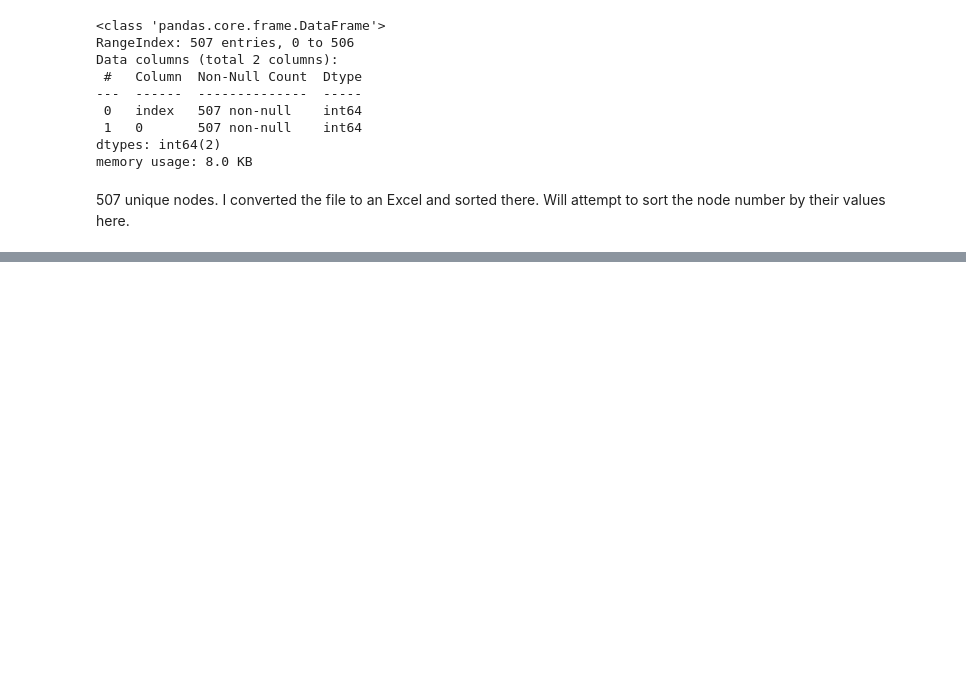
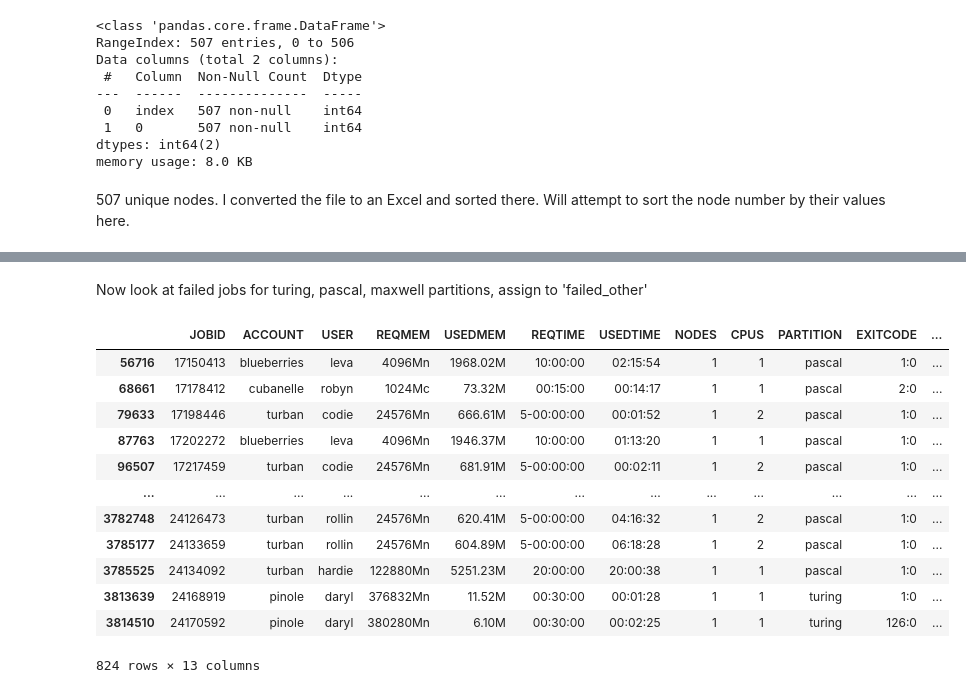
Before and after one commit to nss-data-science-cohort-4/dq2-accre-valkyries, a Jupyter notebook: notebooks/accre_q1_pd.ipynb, the cells around one changed output, grey strips where cells are left out. Cells and saved outputs as stored; diff of their text form; code cells hidden in the pictures; blank space fills up the shorter version.

```diff
--- a/notebooks/accre_q1_pd.ipynb
+++ b/notebooks/accre_q1_pd.ipynb
@@ -373,0 +474,19 @@ memory usage: 8.0 KB
+# %% [markdown]
+Now look at failed jobs for turing, pascal, maxwell partitions, assign to 'failed_other'
+# %%
+failed_other = failed_jobs[failed_jobs['PARTITION'].isin(['turing', 'maxwell', 'pascal'])]
+failed_other
+# %% [output]
+|  | JOBID | ACCOUNT | USER | REQMEM | USEDMEM | REQTIME | USEDTIME | NODES | CPUS | PARTITION | EXITCODE | ... |
+| 56716 | 17150413 | blueberries | leva | 4096Mn | 1968.02M | 10:00:00 | 02:15:54 | 1 | 1 | pascal | 1:0 | ... |
+| 68661 | 17178412 | cubanelle | robyn | 1024Mc | 73.32M | 00:15:00 | 00:14:17 | 1 | 1 | pascal | 2:0 | ... |
+| 79633 | 17198446 | turban | codie | 24576Mn | 666.61M | 5-00:00:00 | 00:01:52 | 1 | 2 | pascal | 1:0 | ... |
+| 87763 | 17202272 | blueberries | leva | 4096Mn | 1946.37M | 10:00:00 | 01:13:20 | 1 | 1 | pascal | 1:0 | ... |
+| 96507 | 17217459 | turban | codie | 24576Mn | 681.91M | 5-00:00:00 | 00:02:11 | 1 | 2 | pascal | 1:0 | ... |
+| ... | ... | ... | ... | ... | ... | ... | ... | ... | ... | ... | ... | ... |
+| 3782748 | 24126473 | turban | rollin | 24576Mn | 620.41M | 5-00:00:00 | 04:16:32 | 1 | 2 | pascal | 1:0 | ... |
+| 3785177 | 24133659 | turban | rollin | 24576Mn | 604.89M | 5-00:00:00 | 06:18:28 | 1 | 2 | pascal | 1:0 | ... |
+| 3785525 | 24134092 | turban | hardie | 122880Mn | 5251.23M | 20:00:00 | 20:00:38 | 1 | 1 | pascal | 1:0 | ... |
+| 3813639 | 24168919 | pinole | daryl | 376832Mn | 11.52M | 00:30:00 | 00:01:28 | 1 | 1 | turing | 1:0 | ... |
+| 3814510 | 24170592 | pinole | daryl | 380280Mn | 6.10M | 00:30:00 | 00:02:25 | 1 | 1 | turing | 126:0 | ... |
+824 rows × 13 columns
```
Also changed, not shown: parts of 36 cells of this notebook.
